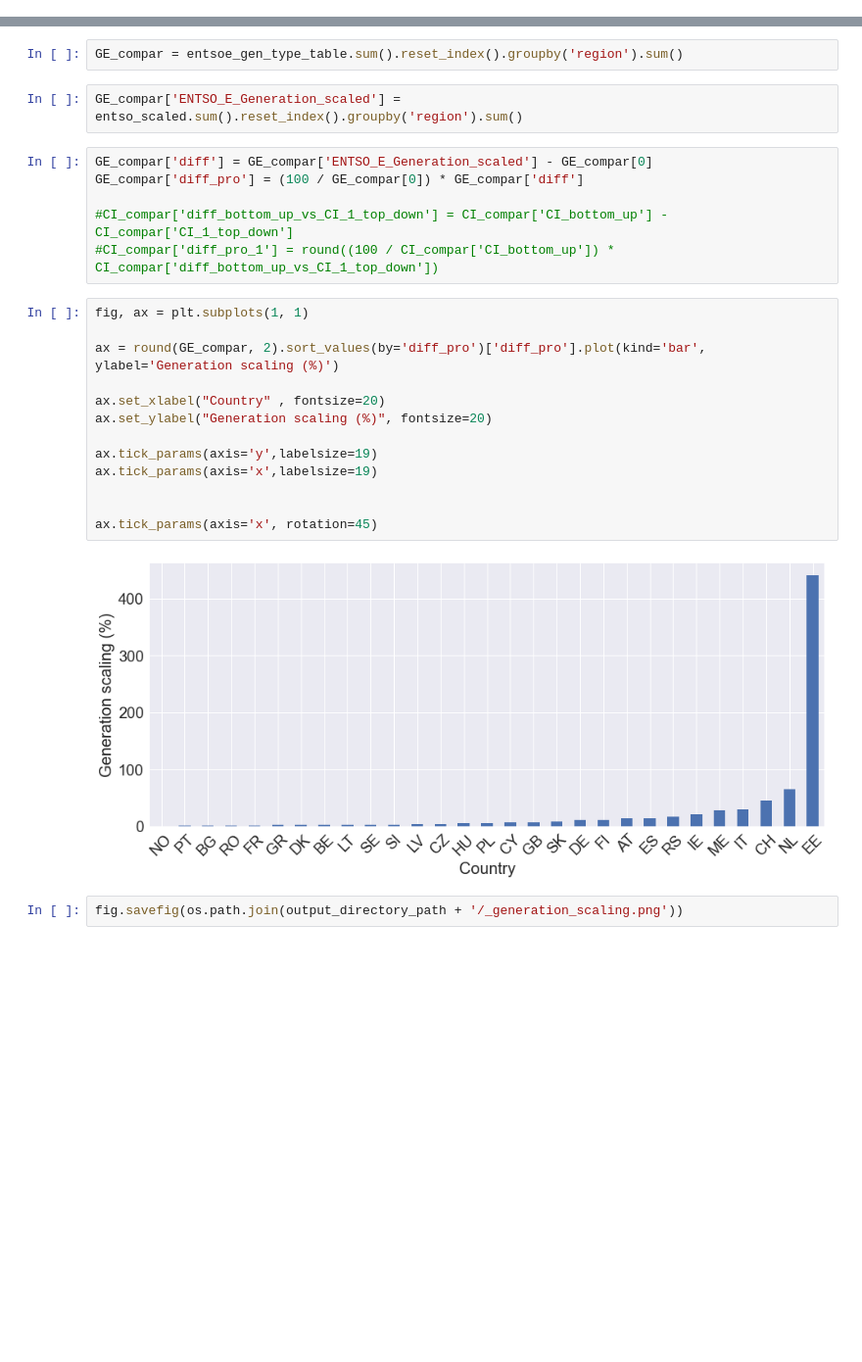
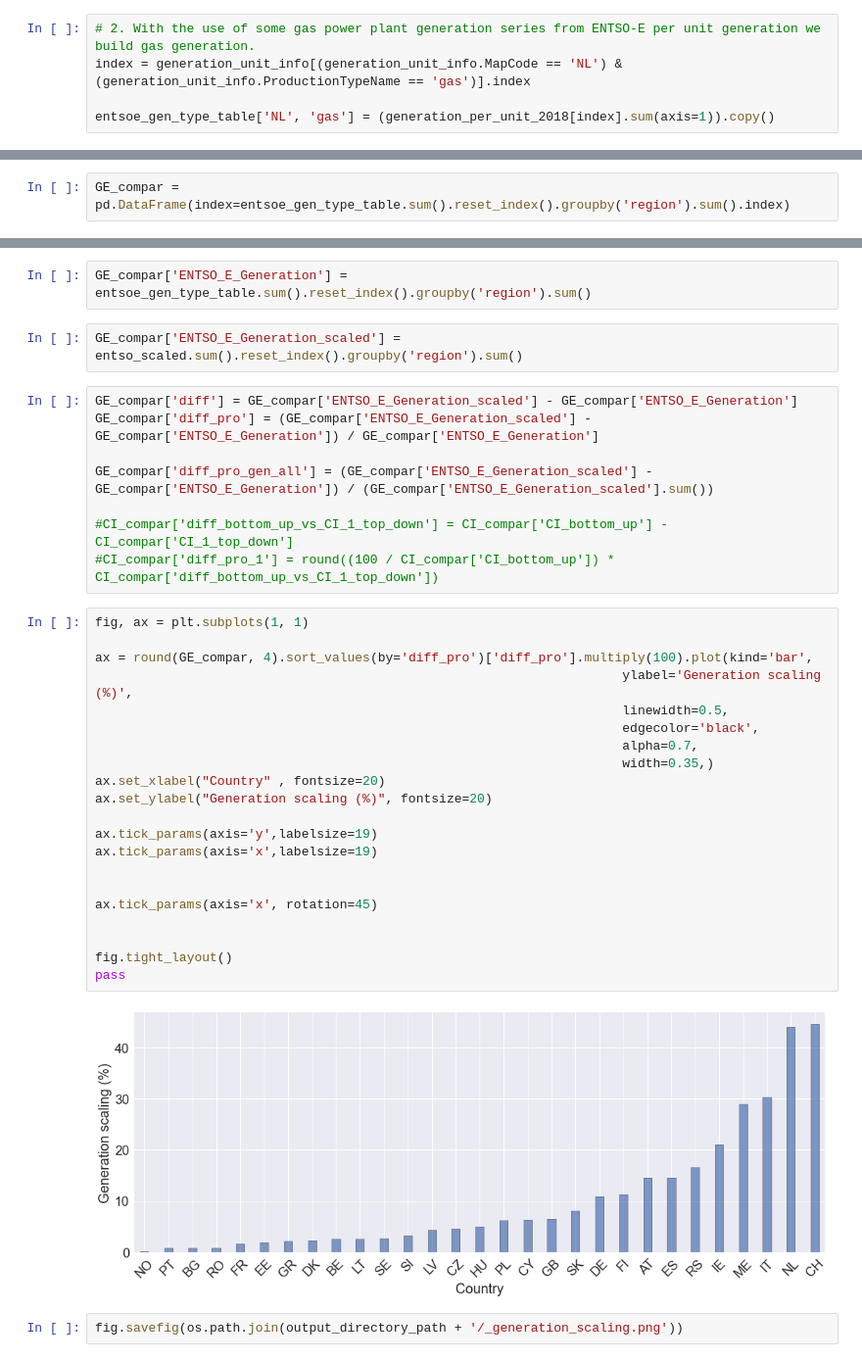
Before and after one commit to INATECH-CIG/entso-e_GenerationOutputPerType, a Jupyter notebook: Generation_per_Type.ipynb, the cells around one changed output, grey strips where cells are left out. Shown at 98% size. Drawn from its saved outputs; the diff is of its cells as text; blank space fills up the shorter version.

Commit message:
New gap plot for datat and some data correction

```diff
--- a/Generation_per_Type.ipynb
+++ b/Generation_per_Type.ipynb
@@ -543,0 +855,5 @@ dtype: float64
+# %%
+# 2. With the use of some gas power plant generation series from ENTSO-E per unit generation we build gas generation.
+index = generation_unit_info[(generation_unit_info.MapCode == 'NL') & (generation_unit_info.ProductionTypeName == 'gas')].index
+
+entsoe_gen_type_table['NL', 'gas'] = (generation_per_unit_2018[index].sum(axis=1)).copy()
@@ -685,32 +1042,44 @@ GE_compar = pd.DataFrame()
+# %%
+GE_compar = pd.DataFrame(index=entsoe_gen_type_table.sum().reset_index().groupby('region').sum().index)
 # %%
 GE_compar.columns
 # %% [output]
 Index([], dtype='object')
 # %%
-GE_compar = entsoe_gen_type_table.sum().reset_index().groupby('region').sum()
+GE_compar['ENTSO_E_Generation'] = entsoe_gen_type_table.sum().reset_index().groupby('region').sum()
 # %%
 GE_compar['ENTSO_E_Generation_scaled'] = entso_scaled.sum().reset_index().groupby('region').sum()
 # %%
-GE_compar['diff'] = GE_compar['ENTSO_E_Generation_scaled'] - GE_compar[0]
-GE_compar['diff_pro'] = (100 / GE_compar[0]) * GE_compar['diff']
+GE_compar['diff'] = GE_compar['ENTSO_E_Generation_scaled'] - GE_compar['ENTSO_E_Generation']
+GE_compar['diff_pro'] = (GE_compar['ENTSO_E_Generation_scaled'] - GE_compar['ENTSO_E_Generation']) / GE_compar['ENTSO_E_Generation']
+
+GE_compar['diff_pro_gen_all'] = (GE_compar['ENTSO_E_Generation_scaled'] - GE_compar['ENTSO_E_Generation']) / (GE_compar['ENTSO_E_Generation_scaled'].sum())
 
 #CI_compar['diff_bottom_up_vs_CI_1_top_down'] = CI_compar['CI_bottom_up'] - CI_compar['CI_1_top_down']
 #CI_compar['diff_pro_1'] = round((100 / CI_compar['CI_bottom_up']) * CI_compar['diff_bottom_up_vs_CI_1_top_down'])
 # %%
 fig, ax = plt.subplots(1, 1)
 
-ax = round(GE_compar, 2).sort_values(by='diff_pro')['diff_pro'].plot(kind='bar', ylabel='Generation scaling (%)')
-
+ax = round(GE_compar, 4).sort_values(by='diff_pro')['diff_pro'].multiply(100).plot(kind='bar',
+                                                                     ylabel='Generation scaling (%)',
+                                                                     linewidth=0.5,
+                                                                     edgecolor='black',
+                                                                     alpha=0.7,
+                                                                     width=0.35,)
 ax.set_xlabel("Country" , fontsize=20)
 ax.set_ylabel("Generation scaling (%)", fontsize=20)
 
 ax.tick_params(axis='y',labelsize=19)
 ax.tick_params(axis='x',labelsize=19)
 
 
 ax.tick_params(axis='x', rotation=45)
+
+
+fig.tight_layout()
+pass
 # %% [output]
-[figure, old version]
+[figure, new version]
 # %%
 fig.savefig(os.path.join(output_directory_path + '/_generation_scaling.png'))
 # %%
```
Also changed, not shown: parts of 48 cells of this notebook, 1 other file.
